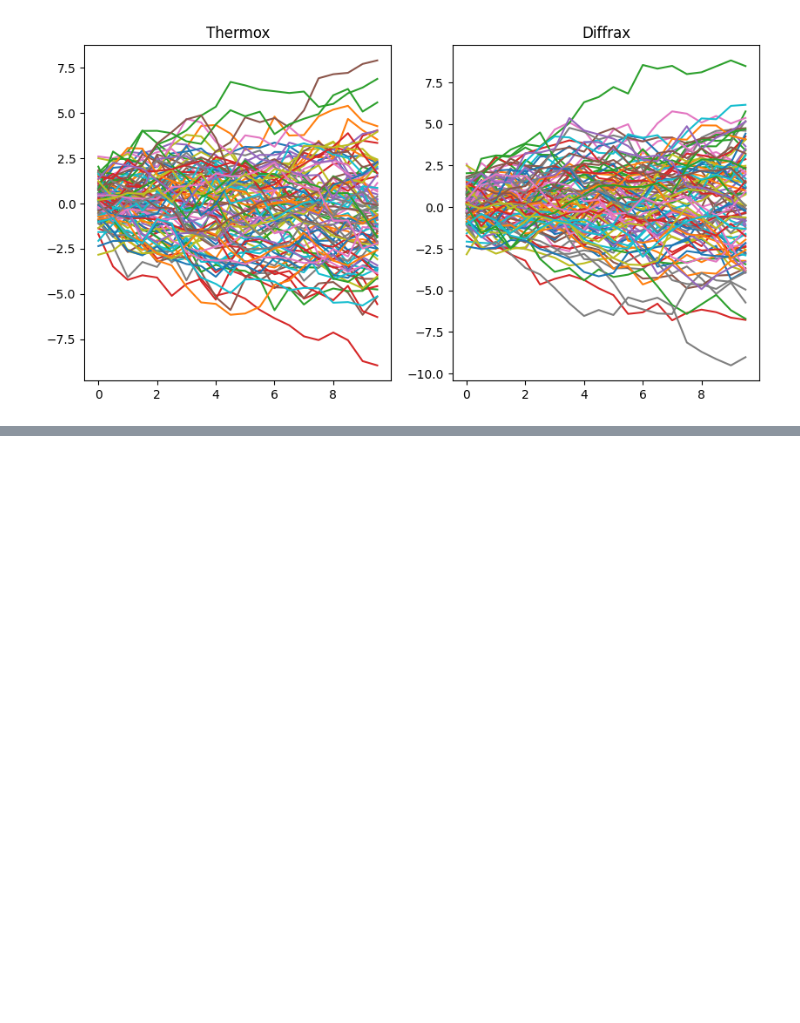
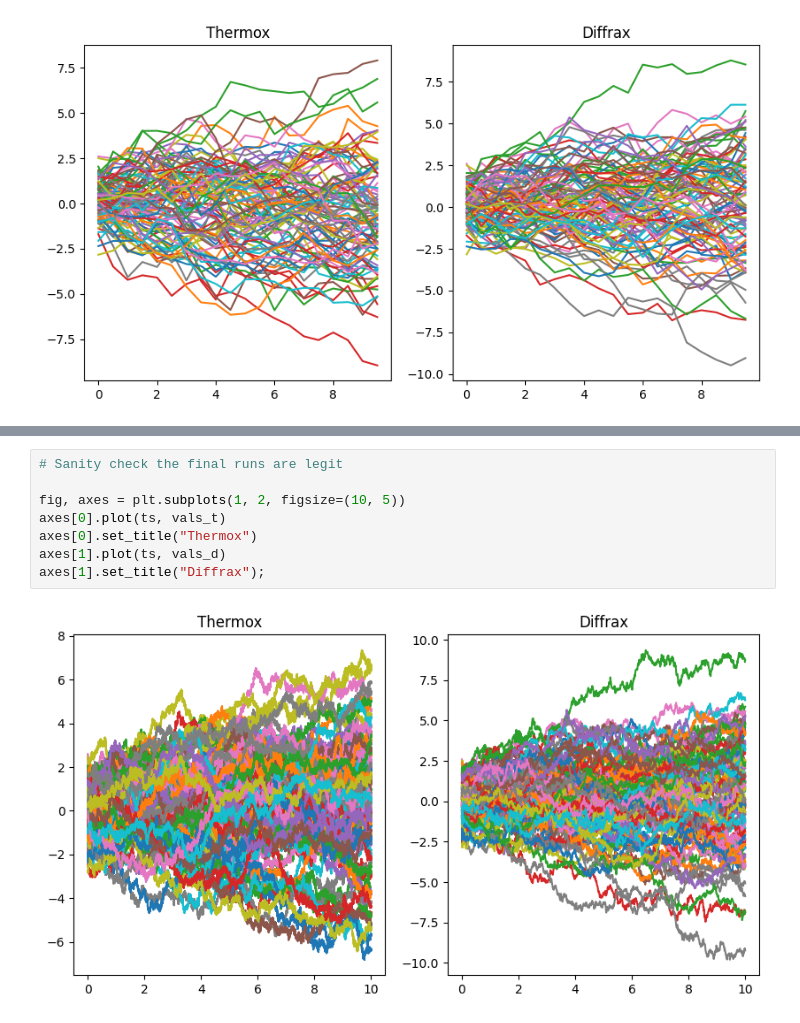
Before and after one commit to normal-computing/thermox, a Jupyter notebook: examples/diffrax_comparison.ipynb, the cells around one changed output, grey strips where cells are left out. Saved outputs shown, nothing was run; the diff lists cells and outputs as text; blank space fills up the shorter version.

```diff
--- a/examples/diffrax_comparison.ipynb
+++ b/examples/diffrax_comparison.ipynb
@@ -73,0 +104,10 @@ axes[1].set_title("Diffrax");
+# %%
+# Sanity check the final runs are legit
+
+fig, axes = plt.subplots(1, 2, figsize=(10, 5))
+axes[0].plot(ts, vals_t)
+axes[0].set_title("Thermox")
+axes[1].plot(ts, vals_d)
+axes[1].set_title("Diffrax");
+# %% [output]
+[figure, added]
```
Also changed, not shown: parts of 3 cells of this notebook.
